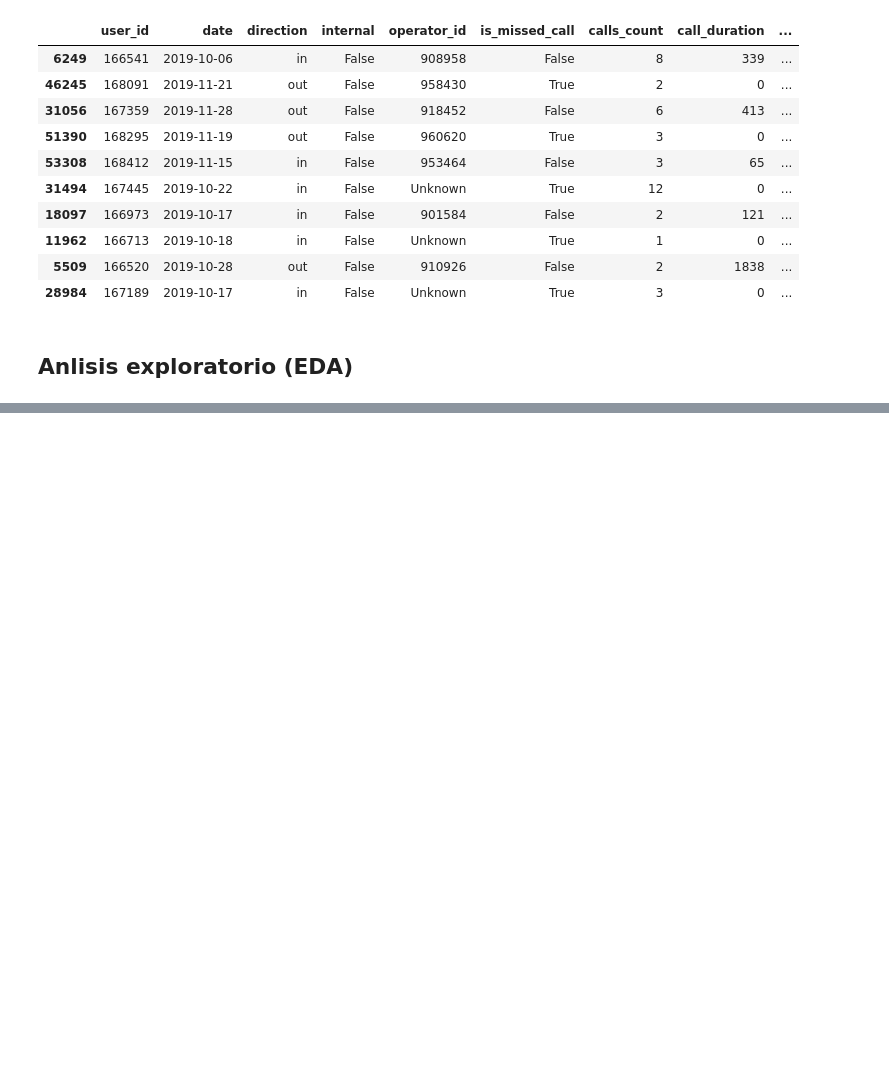
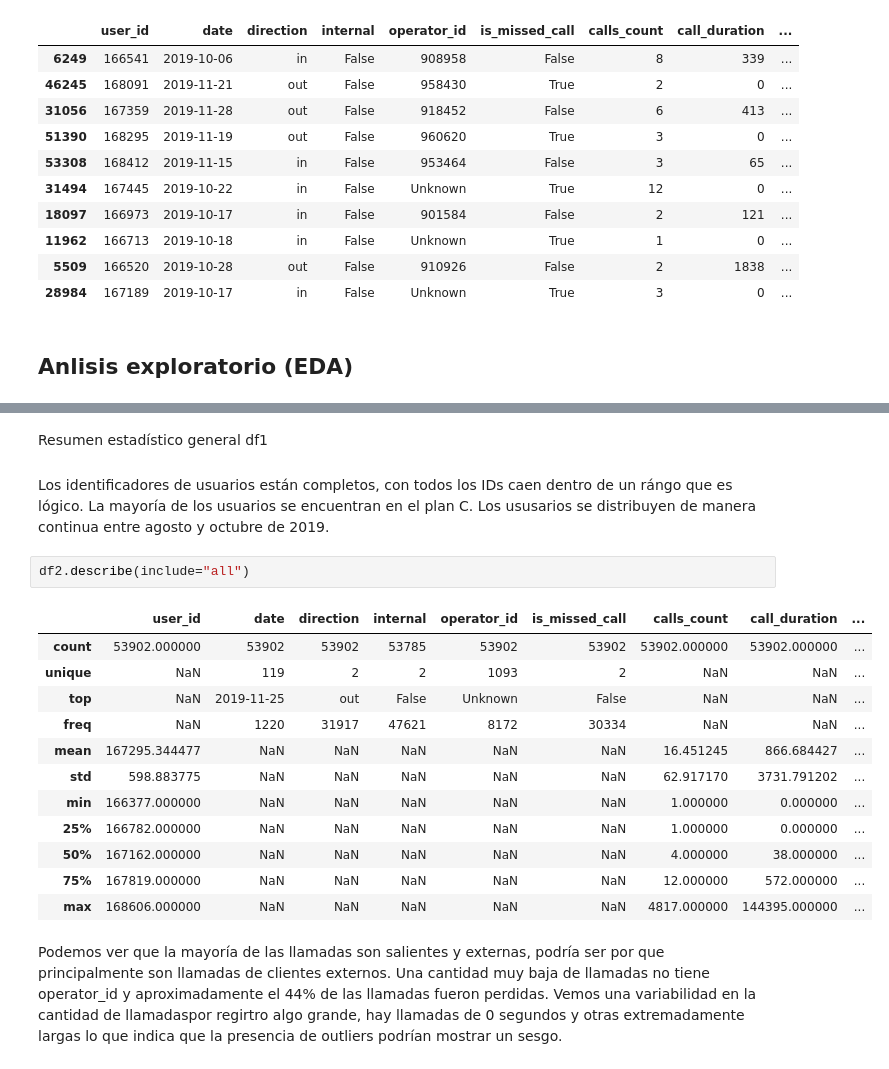
Before and after one commit to fttm-mdz/proyecto_final, a Jupyter notebook: notebooks/EDA_inicial.ipynb, the cells around one changed output, grey strips where cells are left out. Saved outputs shown, nothing was run; the diff lists cells and outputs as text; blank space fills up the shorter version.

```diff
--- a/notebooks/EDA_inicial.ipynb
+++ b/notebooks/EDA_inicial.ipynb
@@ -239,0 +256,21 @@ df2.sample(10)
+# %% [markdown]
+Resumen estadístico general df1
+#
+Los identificadores de usuarios están completos, con todos los IDs caen dentro de un rángo que es lógico. La mayoría de los usuarios se encuentran en el plan C. Los ususarios se distribuyen de manera continua entre agosto y octubre de 2019.
+# %%
+df2.describe(include="all")
+# %% [output]
+|  | user_id | date | direction | internal | operator_id | is_missed_call | calls_count | call_duration | ... |
+| count | 53902.000000 | 53902 | 53902 | 53785 | 53902 | 53902 | 53902.000000 | 53902.000000 | ... |
+| unique | NaN | 119 | 2 | 2 | 1093 | 2 | NaN | NaN | ... |
+| top | NaN | 2019-11-25 | out | False | Unknown | False | NaN | NaN | ... |
+| freq | NaN | 1220 | 31917 | 47621 | 8172 | 30334 | NaN | NaN | ... |
+| mean | 167295.344477 | NaN | NaN | NaN | NaN | NaN | 16.451245 | 866.684427 | ... |
+| std | 598.883775 | NaN | NaN | NaN | NaN | NaN | 62.917170 | 3731.791202 | ... |
+| min | 166377.000000 | NaN | NaN | NaN | NaN | NaN | 1.000000 | 0.000000 | ... |
+| 25% | 166782.000000 | NaN | NaN | NaN | NaN | NaN | 1.000000 | 0.000000 | ... |
+| 50% | 167162.000000 | NaN | NaN | NaN | NaN | NaN | 4.000000 | 38.000000 | ... |
+| 75% | 167819.000000 | NaN | NaN | NaN | NaN | NaN | 12.000000 | 572.000000 | ... |
+| max | 168606.000000 | NaN | NaN | NaN | NaN | NaN | 4817.000000 | 144395.000000 | ... |
+# %% [markdown]
+Podemos ver que la mayoría de las llamadas son salientes y externas, podría ser por que principalmente son llamadas de clientes externos. Una cantidad muy baja de llamadas no tiene operator_id y aproximadamente el 44% de las llamadas fueron perdidas. Vemos una variabilidad en la cantidad de llamadaspor regirtro algo grande, hay llamadas de 0 segundos y otras extremadamente largas lo que indica que la presencia de outliers podrían mostrar un sesgo.
```
Also changed, not shown: parts of 1 cell of this notebook.
